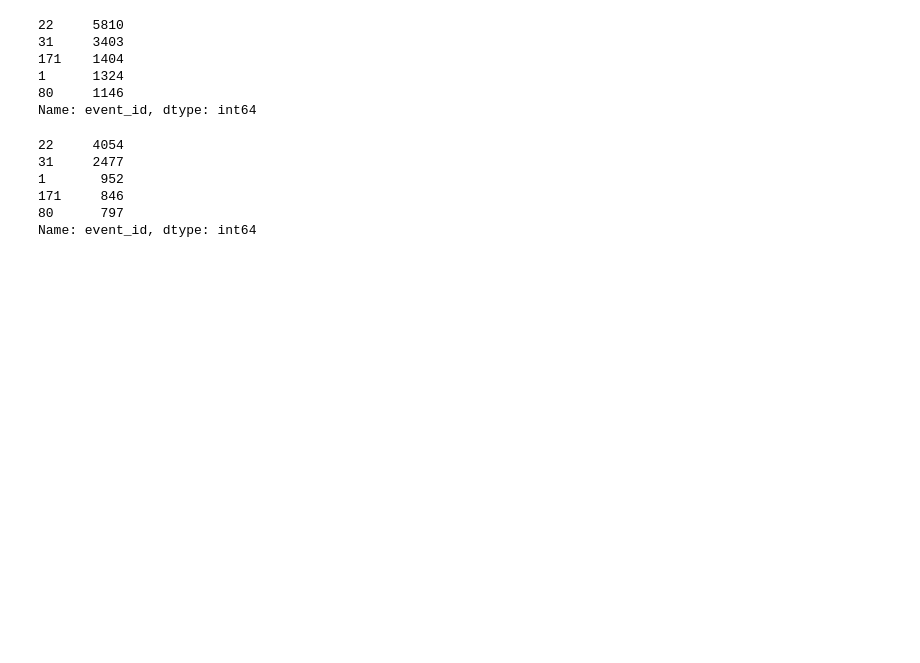
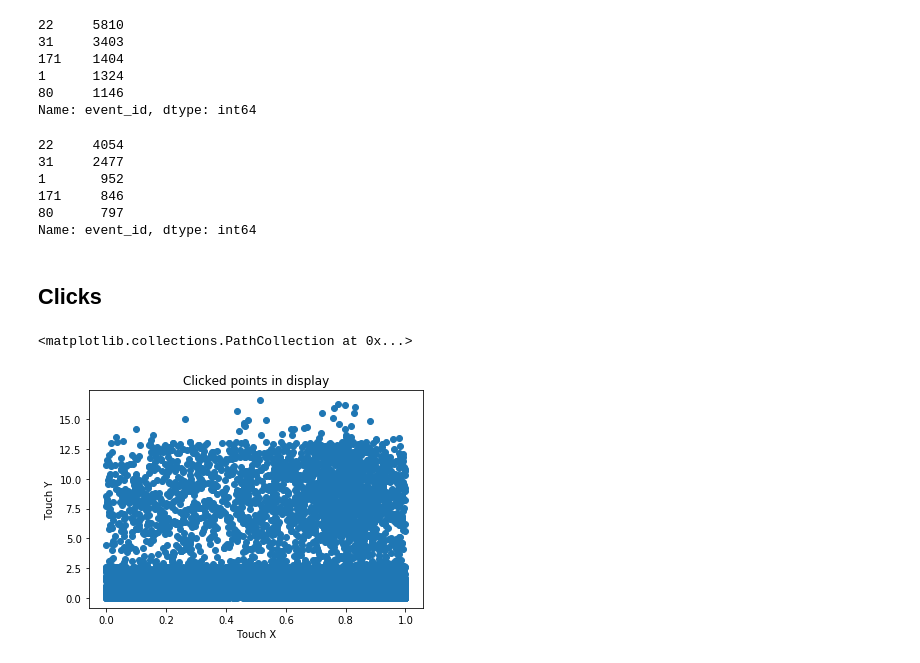
Before and after one commit to MartinRosasSommer/Datos2019, a Jupyter notebook: Analisis 1.ipynb, the cells around one changed output. Saved outputs shown, nothing was run; the diff lists cells and outputs as text; code cells hidden in the pictures; blank space fills up the shorter version.

Commit message:
add touch xy

```diff
--- a/Analisis 1.ipynb
+++ b/Analisis 1.ipynb
@@ -1440,3 +1442,16 @@ auctionsWithBuenosAiresTime["date"] = auctionsWithBuenosAiresTime["date"].dt.tz_
 auctionsWithBuenosAiresTime["date"] = pd.to_datetime(auctionsWithBuenosAiresTime["date"]).dt.floor('30T').dt.time
 #Cuento las ocurrencias de todos los periodos y dibujo
 auctionsWithBuenosAiresTime.groupby(["date"])["date"].count().plot()
+# %% [markdown]
+## Clicks
+# %%
+xy = clicks[["touchX", "touchY"]]
+xy = xy.dropna()
+# %%
+plt.title("Clicked points in display")
+plt.xlabel("Touch X")
+plt.ylabel("Touch Y")
+plt.scatter(x=xy["touchX"], y=xy["touchY"])
+# %% [output]
+<matplotlib.collections.PathCollection at 0x...>
+[figure, added]
```
Also changed, not shown: parts of 4 cells of this notebook.
